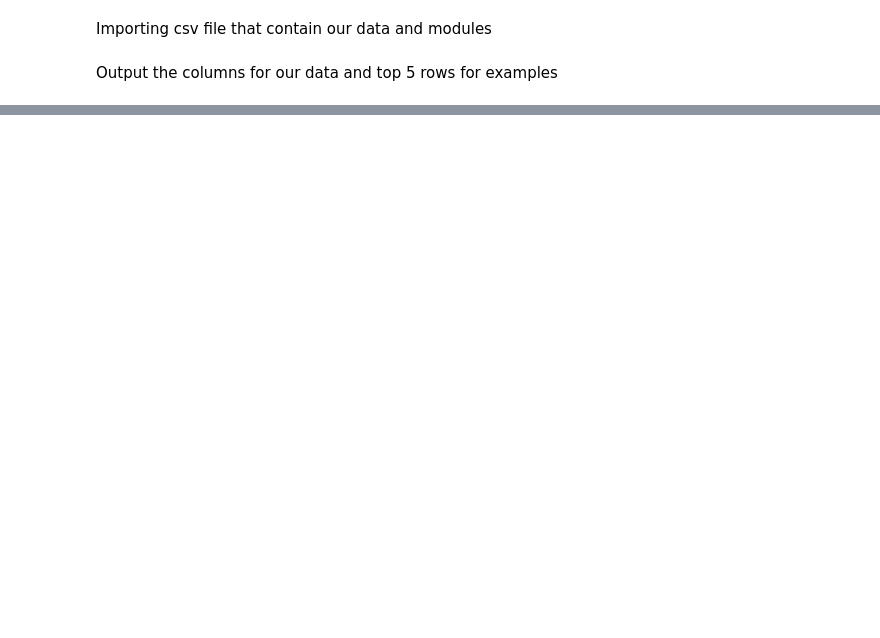
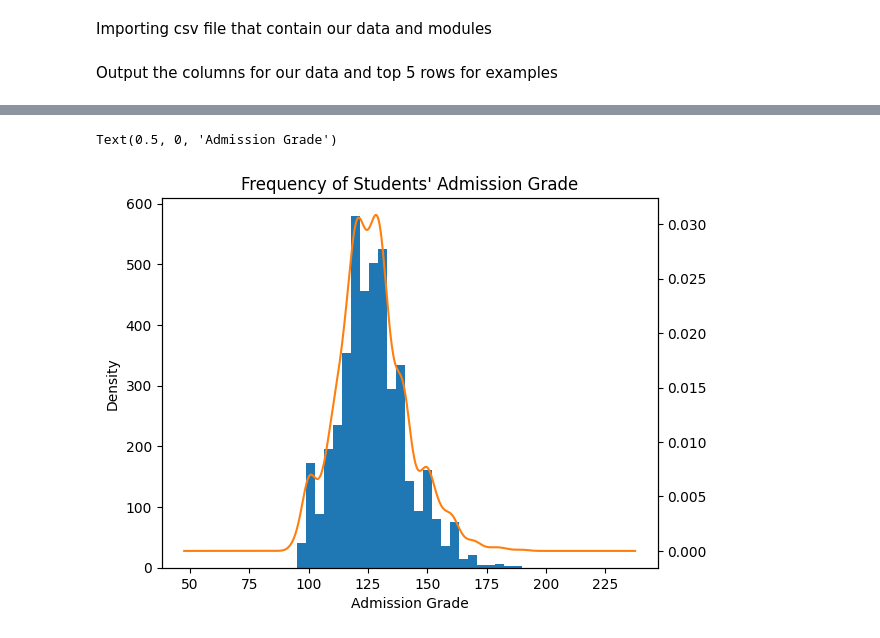
Before and after one commit to Firebolt/BusinessAnalyticsProject, a Jupyter notebook: Test.ipynb, the cells around one changed output, grey strips where cells are left out. Cells and saved outputs as stored; diff of their text form; code cells hidden in the pictures; blank space fills up the shorter version.

Commit message:
Added correlation data and visualizations

```diff
--- a/Test.ipynb
+++ b/Test.ipynb
@@ -7,3 +9,7 @@ data = pd.read_csv('data.csv', sep=';')
+# %%
+pd.options.display.max_columns = 200
+data = pd.read_csv('data.csv', sep=';')
+data = data.rename(columns={'Nacionality': 'Nationality'}).copy()
 # %% [markdown]
 Output the columns for our data and top 5 rows for examples
 # %%
@@ -276,0 +354,11 @@ data
+# %%
+if ('Mother\'s Education Level' not in data.columns):
+    data['Mother\'s Education Level'] = data['Mother\'s qualification'].apply(Create_Education_Level_Table).copy()
+    data['Father\'s Education Level'] = data['Father\'s qualification'].apply(Create_Education_Level_Table).copy()
+    data['Parent\'s Education Level'] = data['Mother\'s Education Level'] + data['Father\'s Education Level']
+AdmissionGradeHist = data['Admission grade'].plot(kind='hist', title='Frequency of Students\' Admission Grade', bins = 25)
+data['Admission grade'].plot(kind='kde', ax = AdmissionGradeHist, secondary_y=True)
+AdmissionGradeHist.set_xlabel('Admission Grade')
+# %% [output]
+Text(0.5, 0, 'Admission Grade')
+[figure, added]
```
Also changed, not shown: parts of 14 cells of this notebook, 2 other files.
